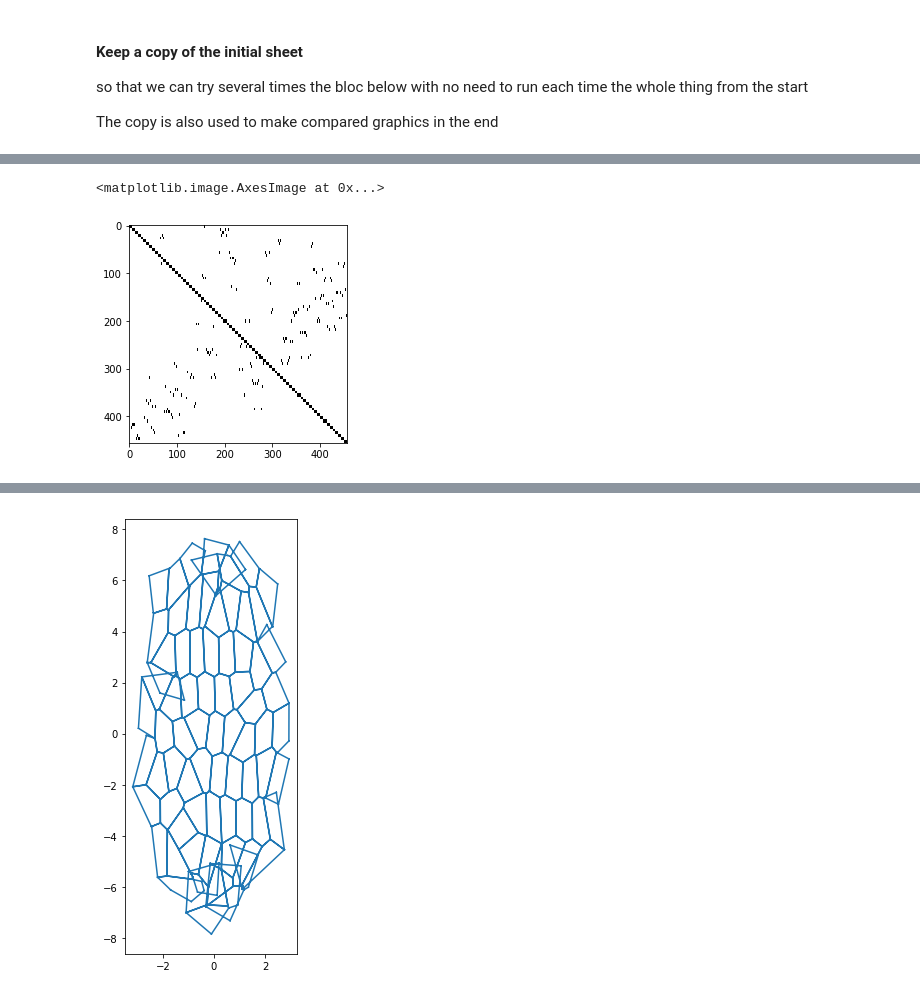
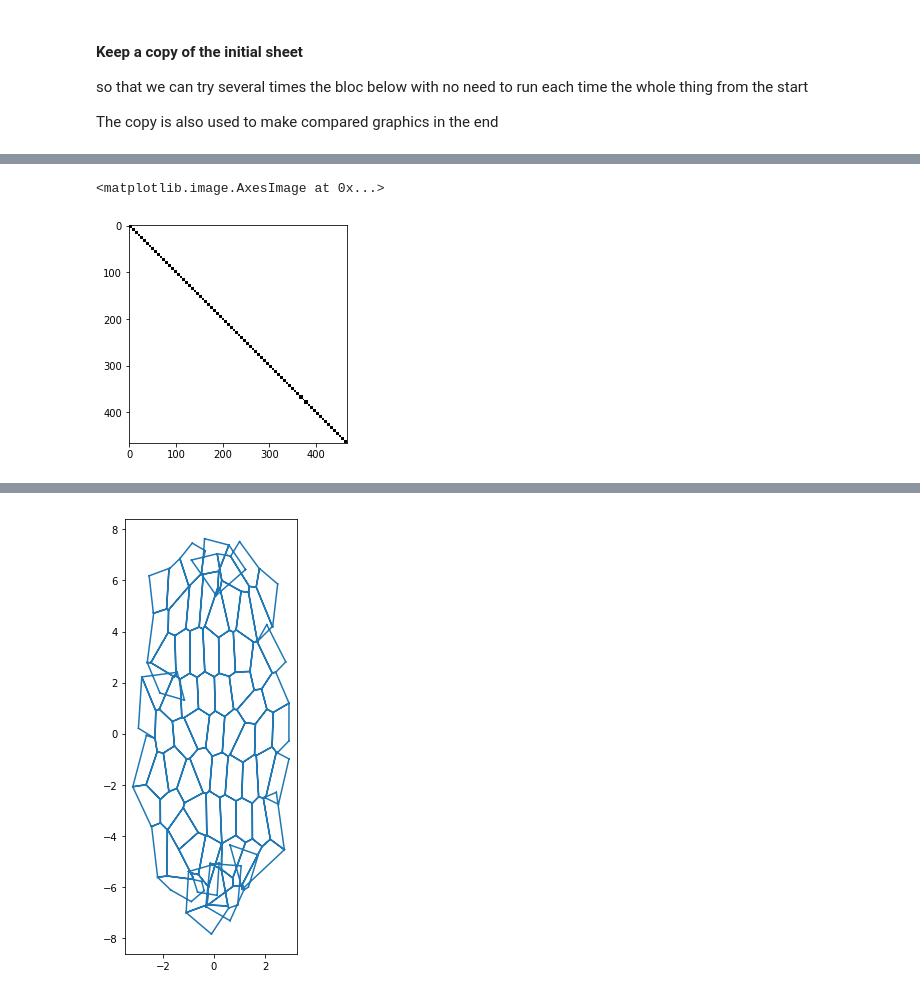
Before and after one commit to suzannelab/polarity, a Jupyter notebook: notebooks/polarity_v4_equadiff.ipynb, the cells around one changed output, grey strips where cells are left out. Saved outputs shown, nothing was run; the diff lists cells and outputs as text; code cells hidden in the pictures.

```diff
--- a/notebooks/polarity_v4_equadiff.ipynb
+++ b/notebooks/polarity_v4_equadiff.ipynb
@@ -187,11 +177,0 @@ sheet.reset_index()
-# %%
-# creation d'une matrice identite de taille Ne x Ne
-V_ij = np.eye(sheet.Ne, sheet.Ne)
-ordered_edges = sheet.edge_df.groupby('face').apply(_list_index)
-
-for o_e in ordered_edges:
-    i,j = np.meshgrid(o_e,o_e)
-    for ii, jj in zip(i.ravel(), j.ravel()):
-        if ii != jj :
-            V_ij[ii,jj] = -sheet.edge_df.loc[jj, 'length']/\
-            sheet.face_df.loc[sheet.edge_df.loc[ii, 'face'], 'perimeter']
@@ -239,8 +178,64 @@ for o_e in ordered_edges:
-# %%
-plt.imshow(U_ij!=0, cmap='Greys')
-# %% [output]
-<matplotlib.image.AxesImage at 0x...>
-[figure, removed]
+# %%
+sheet = copy.deepcopy(InitialSheet)
+
+
+# Condensation de la position des edges
+def order_edges_(edges):
+    return list(edges.index)
+ordered_edges = sheet.edge_df.groupby('face').apply(order_edges_)
+sheet.edge_df = pd.DataFrame([sheet.edge_df.loc[e] for l in ordered_edges for e in l])
+sheet.reset_index()
+
+
+def V_U_calculation(edges, V_ij, U_ij):
+    perimeter = sheet.upcast_face('perimeter')
+
+    # Creation d'une matrice identite de taille Ne x Ne
+    i,j = np.meshgrid(edges.index, edges.index)
+    for ii, jj in zip(i.ravel(), j.ravel()):
+        V_ij[ii,jj] = - (edges.loc[jj, 'length']
+                        / perimeter[ii])
+
+        #-epsilon0*li*Ci/p
+        U_ij[ii,jj] += - (edges.loc[ii, 'auto_catalytic']
+                        * edges.loc[ii, 'length']
+                        / perimeter[ii])
+        # J*Cj/li
+        U_ij[ii, jj] += (edges.loc[jj, 'desorption']
+                        /edges.loc[jj, 'length'])
+
+
+        # Parcours des edges opposes des edges voisins
+        opposite_pos = edges.loc[jj, 'opposite']
+        if opposite_pos !=-1:
+
+            #epsilon2*lj*Cbetaj/perimeter
+            U_ij[ii, opposite_pos] += (
+                    - edges.loc[jj, 'recrutment']
+                    *(sheet.edge_df.loc[opposite_pos, 'length']
+                    / perimeter[jj]))
+
+
+    index = edges.index.values
+    #epsilon0*Ci
+    U_ij[index, index] += edges['auto_catalytic']
+    #-J/li
+    U_ij[index, index] += -edges['desorption'] / edges['length']
+
+    #Opposite edge
+    #epsilon2*Cbetai
+    U_ij[index, edges['opposite']] += edges['recrutment']
+
+
+V_ij = np.eye(sheet.Ne, sheet.Ne)
+U_ij = np.zeros((sheet.Ne, sheet.Ne))
+sheet.edge_df.groupby('face').apply(V_U_calculation,V_ij, U_ij)
+
+plt.imshow(V_ij!=0, cmap='Greys')
+#plt.imshow(U_ij!=0, cmap='Greys')
+# %% [output]
+<matplotlib.image.AxesImage at 0x...>
+[figure, added]
 # %%
 U = U_ij * sheet.edge_df.concentration.values
 Te = 10
```
Also changed, not shown: parts of 12 cells of this notebook.
